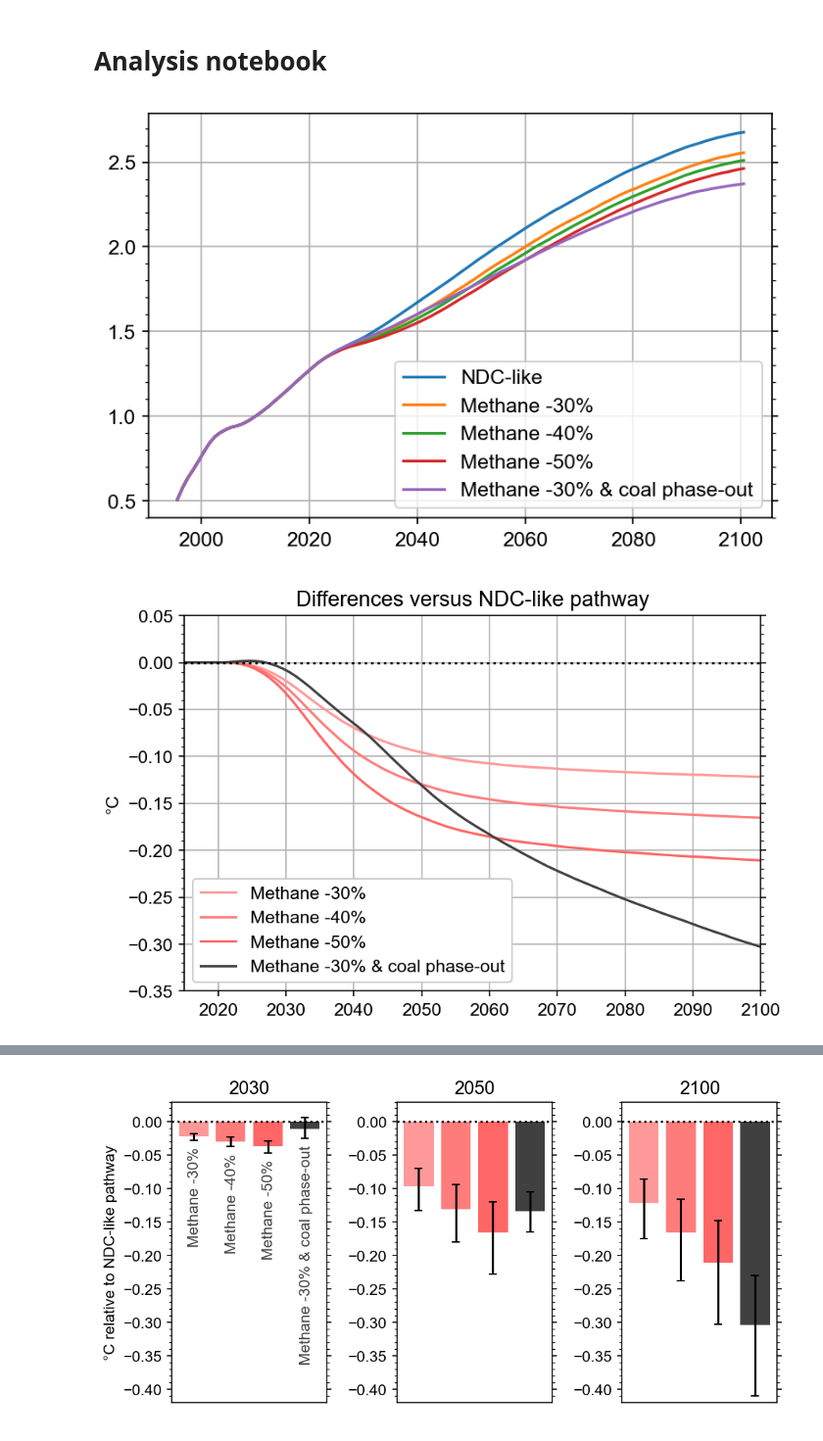
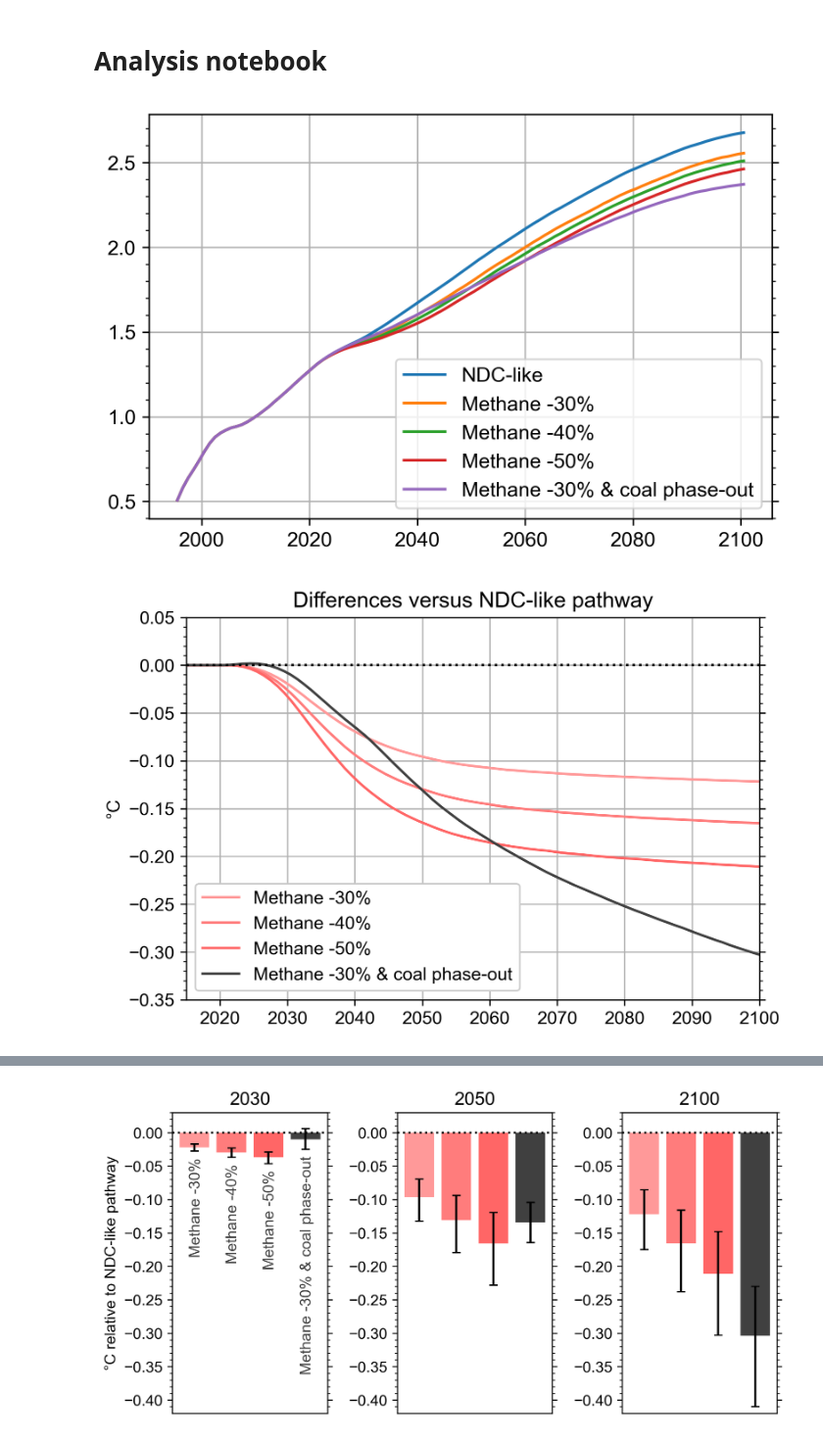
Before and after one commit to chrisroadmap/cop26-pathways, a Jupyter notebook: notebooks/4_analyse-output.ipynb, the cells around one changed output, grey strips where cells are left out. Shown at 98% size. Drawn from its saved outputs; the diff is of its cells as text; code cells hidden in the pictures.

```diff
--- a/notebooks/4_analyse-output.ipynb
+++ b/notebooks/4_analyse-output.ipynb
@@ -13,7 +13,7 @@ mkdir_p('../figures/')
 # %%
 #pl.rcParams['figure.figsize'] = (9/2.54, 9/2.54)
 pl.rcParams['font.size'] = 11
-pl.rcParams['figure.dpi'] = 150
+pl.rcParams['figure.dpi'] = 300
 pl.rcParams['font.family'] = 'Arial'
 pl.rcParams['ytick.direction'] = 'out'
 pl.rcParams['ytick.minor.visible'] = True
@@ -50,28 +50,29 @@ for scenario in scenarios:
 pl.legend()
 pl.grid()
 # %% [output]
-[figure, old version]
+[figure, new version]
 # %%
 for scenario in scenarios[1:]:
     pl.plot(
         np.arange(1995.5,2101),
         np.percentile(temperature[scenario]-temperature['ssp245_constant-2020-ch4'], 50, axis=1),
         label=longnames[scenario],
         color=colors[scenario],
     )
 
 pl.legend(framealpha=1)
 pl.grid()
 pl.title('Differences versus NDC-like pathway')
 pl.ylabel('°C')
 pl.tight_layout()
 pl.xlim(2015, 2100)
 pl.ylim(-0.35,+0.05)
 pl.axhline(0, ls=':', color='k')
 pl.savefig('../figures/difference-versus-ssp245.png')
 pl.savefig('../figures/difference-versus-ssp245.pdf')
+pl.tight_layout()
 # %% [output]
-[figure, old version]
+[figure, new version]
 # %%
 for scenario in scenarios:
     pl.plot(np.arange(1995.5,2101), np.percentile(temperature[scenario], 50, axis=1), label=longnames[scenario])
```
Also changed, not shown: parts of 3 cells of this notebook, 6 other files.
